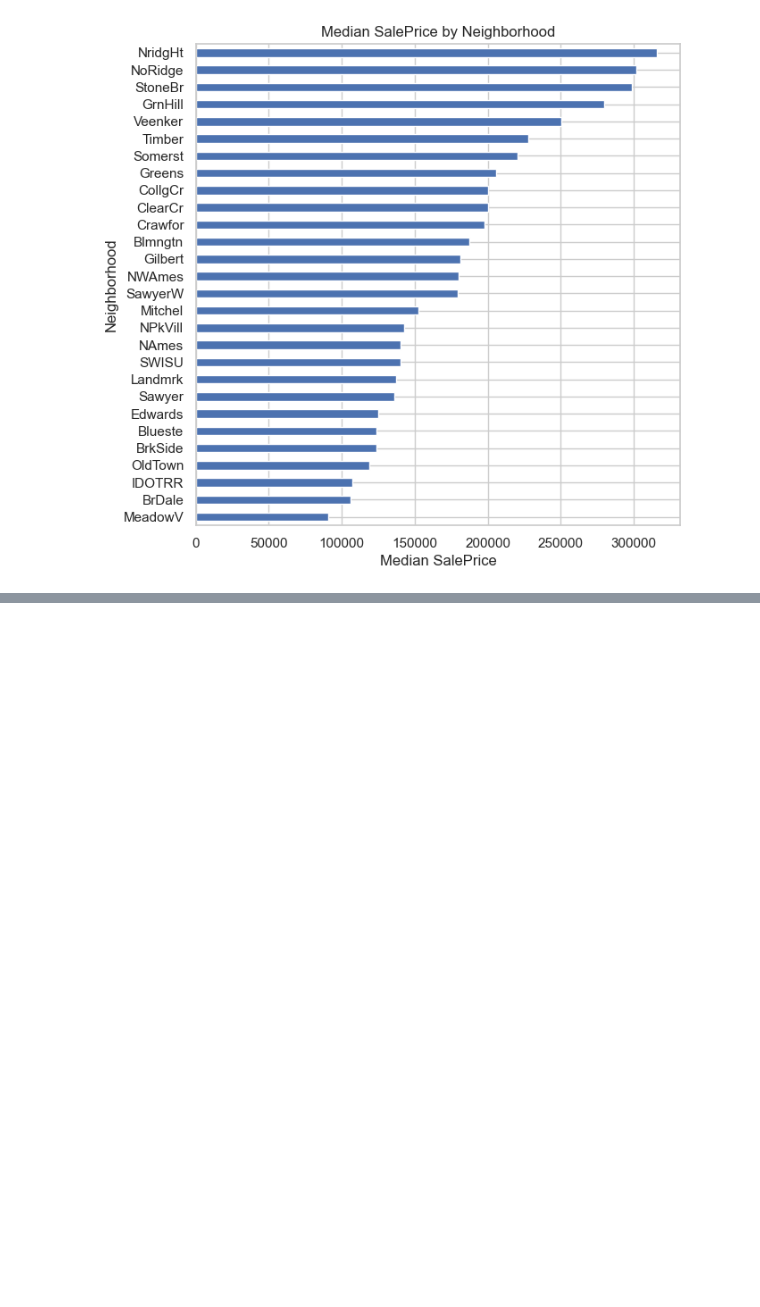
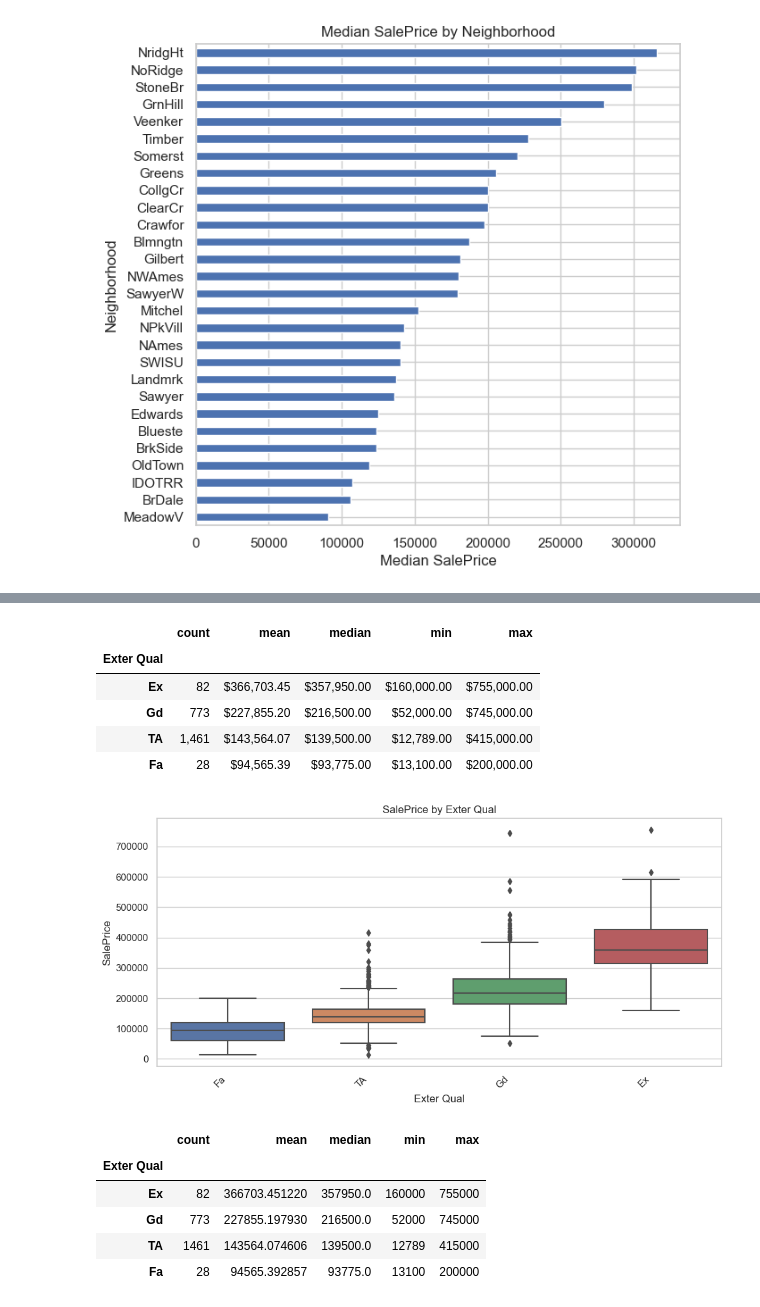
Before and after one commit to sanches-davi/ames-housing-price-prediction, a Jupyter notebook: notebooks/EDA.ipynb, the cells around one changed output, grey strips where cells are left out. Drawn from its saved outputs; the diff is of its cells as text; code cells hidden in the pictures; blank space fills up the shorter version.

```diff
--- a/notebooks/EDA.ipynb
+++ b/notebooks/EDA.ipynb
@@ -724,0 +600,17 @@ plt.show()
+# %%
+# Analyze SalePrice by Exter Qual
+analyze_categorical_feature(train_data, "Exter Qual")
+# %% [output]
+|  | count | mean | median | min | max |
+| Exter Qual |  |  |  |  |  |
+| Ex | 82 | $366,703.45 | $357,950.00 | $160,000.00 | $755,000.00 |
+| Gd | 773 | $227,855.20 | $216,500.00 | $52,000.00 | $745,000.00 |
+| TA | 1,461 | $143,564.07 | $139,500.00 | $12,789.00 | $415,000.00 |
+| Fa | 28 | $94,565.39 | $93,775.00 | $13,100.00 | $200,000.00 |
+[figure, added]
+|  | count | mean | median | min | max |
+| Exter Qual |  |  |  |  |  |
+| Ex | 82 | 366703.451220 | 357950.0 | 160000 | 755000 |
+| Gd | 773 | 227855.197930 | 216500.0 | 52000 | 745000 |
+| TA | 1461 | 143564.074606 | 139500.0 | 12789 | 415000 |
+| Fa | 28 | 94565.392857 | 93775.0 | 13100 | 200000 |
```
Also changed, not shown: parts of 15 cells of this notebook.
